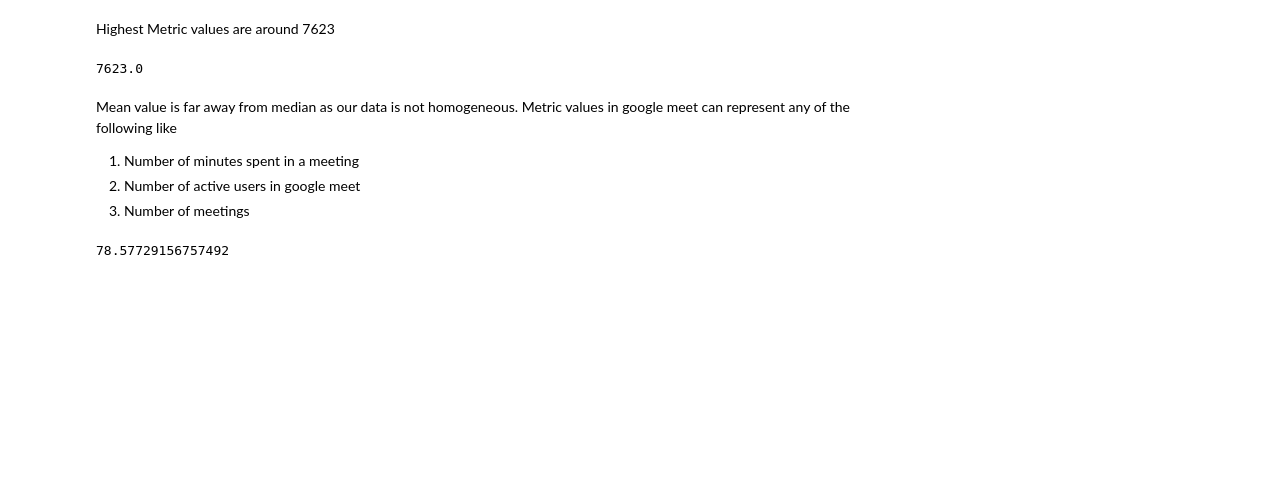
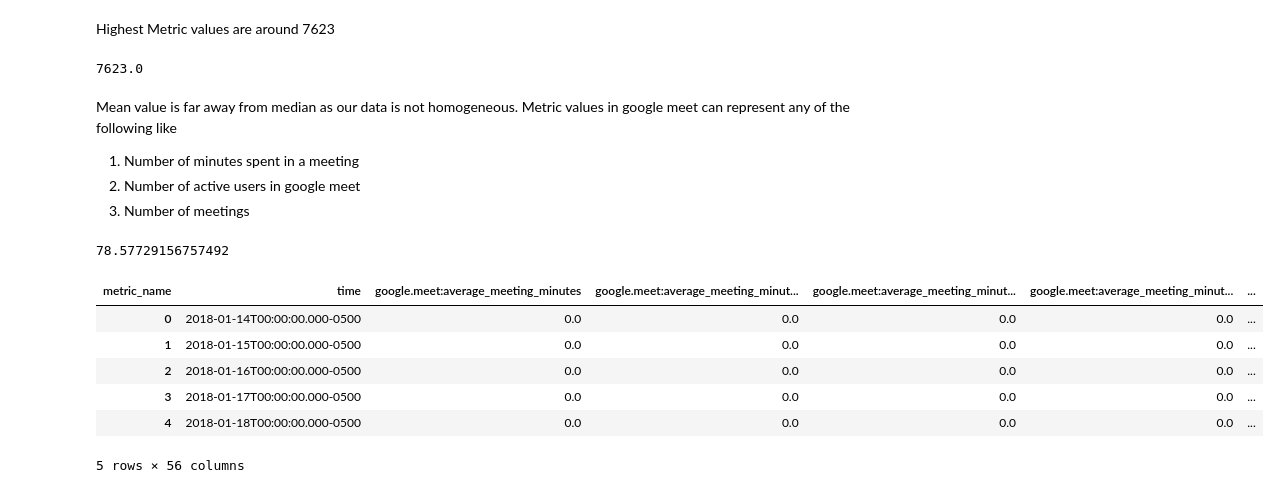
Before and after one commit to UNCG-CSE/G_Suite_Metrics, a Jupyter notebook: src/Anusha/Statistical evaluation of data_Google Meet.ipynb, the cells around one changed output. Cells and saved outputs as stored; diff of their text form; code cells hidden in the pictures; blank space fills up the shorter version.

```diff
--- a/src/Anusha/Statistical evaluation of data_Google Meet.ipynb
+++ b/src/Anusha/Statistical evaluation of data_Google Meet.ipynb
@@ -275,3 +275,14 @@ Mean value is far away from median as our data is not homogeneous. Metric values
 Meet.metric_value.mean()
 # %% [output]
 78.57729156757492
+# %%
+GMeet = Meet.pivot_table('metric_value', ['time'] , 'metric_name').reset_index()
+GMeet.head()
+# %% [output]
+| metric_name | time | google.meet:average_meeting_minutes | google.meet:average_meeting_minut... | google.meet:average_meeting_minut... | google.meet:average_meeting_minut... | ... |
+| 0 | 2018-01-14T00:00:00.000-0500 | 0.0 | 0.0 | 0.0 | 0.0 | ... |
+| 1 | 2018-01-15T00:00:00.000-0500 | 0.0 | 0.0 | 0.0 | 0.0 | ... |
+| 2 | 2018-01-16T00:00:00.000-0500 | 0.0 | 0.0 | 0.0 | 0.0 | ... |
+| 3 | 2018-01-17T00:00:00.000-0500 | 0.0 | 0.0 | 0.0 | 0.0 | ... |
+| 4 | 2018-01-18T00:00:00.000-0500 | 0.0 | 0.0 | 0.0 | 0.0 | ... |
+5 rows × 56 columns
```
Also changed, not shown: parts of 4 cells of this notebook, 2 other files.
